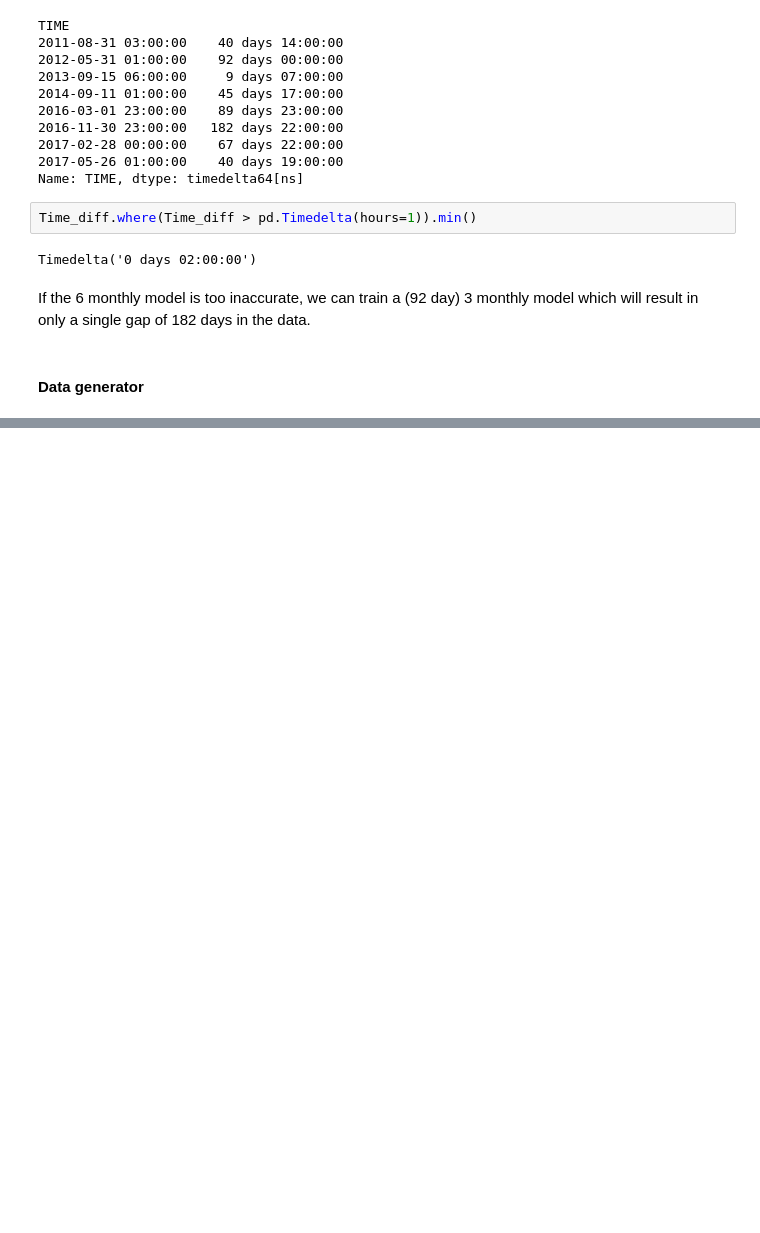
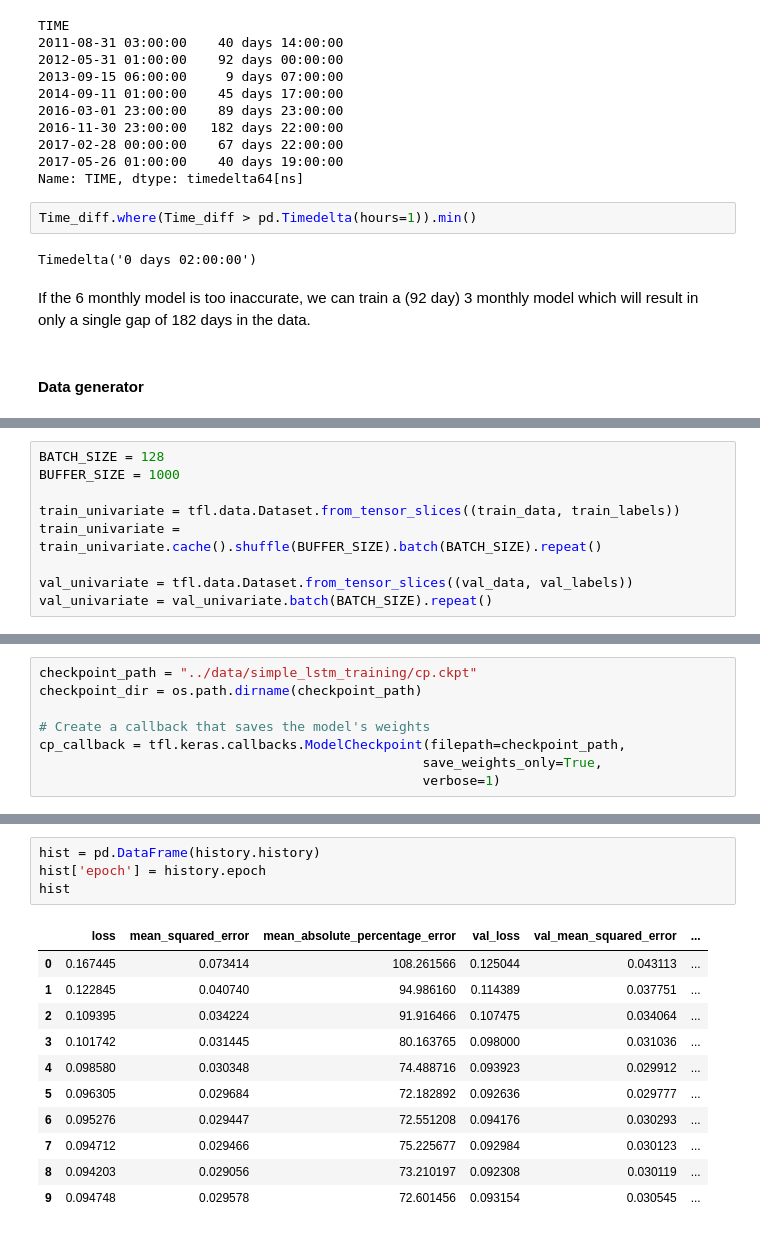
Before and after one commit to SteefanContractor/OceanML, a Jupyter notebook: script/Mooring_temp_gapfilling.ipynb, the cells around one changed output, grey strips where cells are left out. Cells and saved outputs as stored; diff of their text form; blank space fills up the shorter version.

```diff
--- a/script/Mooring_temp_gapfilling.ipynb
+++ b/script/Mooring_temp_gapfilling.ipynb
@@ -305,0 +309,9 @@ Name: TEMP, Length: 38582, dtype: float32
+# %%
+BATCH_SIZE = 128
+BUFFER_SIZE = 1000
+
+train_univariate = tfl.data.Dataset.from_tensor_slices((train_data, train_labels))
+train_univariate = train_univariate.cache().shuffle(BUFFER_SIZE).batch(BATCH_SIZE).repeat()
+
+val_univariate = tfl.data.Dataset.from_tensor_slices((val_data, val_labels))
+val_univariate = val_univariate.batch(BATCH_SIZE).repeat()
@@ -305,0 +413,8 @@ Name: TEMP, Length: 38582, dtype: float32
+# %%
+checkpoint_path = "../data/simple_lstm_training/cp.ckpt"
+checkpoint_dir = os.path.dirname(checkpoint_path)
+
+# Create a callback that saves the model's weights
+cp_callback = tfl.keras.callbacks.ModelCheckpoint(filepath=checkpoint_path,
+                                                 save_weights_only=True,
+                                                 verbose=1)
@@ -305,0 +448,16 @@ Name: TEMP, Length: 38582, dtype: float32
+# %%
+hist = pd.DataFrame(history.history)
+hist['epoch'] = history.epoch
+hist
+# %% [output]
+|  | loss | mean_squared_error | mean_absolute_percentage_error | val_loss | val_mean_squared_error | ... |
+| 0 | 0.167445 | 0.073414 | 108.261566 | 0.125044 | 0.043113 | ... |
+| 1 | 0.122845 | 0.040740 | 94.986160 | 0.114389 | 0.037751 | ... |
+| 2 | 0.109395 | 0.034224 | 91.916466 | 0.107475 | 0.034064 | ... |
+| 3 | 0.101742 | 0.031445 | 80.163765 | 0.098000 | 0.031036 | ... |
+| 4 | 0.098580 | 0.030348 | 74.488716 | 0.093923 | 0.029912 | ... |
+| 5 | 0.096305 | 0.029684 | 72.182892 | 0.092636 | 0.029777 | ... |
+| 6 | 0.095276 | 0.029447 | 72.551208 | 0.094176 | 0.030293 | ... |
+| 7 | 0.094712 | 0.029466 | 75.225677 | 0.092984 | 0.030123 | ... |
+| 8 | 0.094203 | 0.029056 | 73.210197 | 0.092308 | 0.030119 | ... |
+| 9 | 0.094748 | 0.029578 | 72.601456 | 0.093154 | 0.030545 | ... |
```
Also changed, not shown: parts of 39 cells of this notebook, 17 other files.
